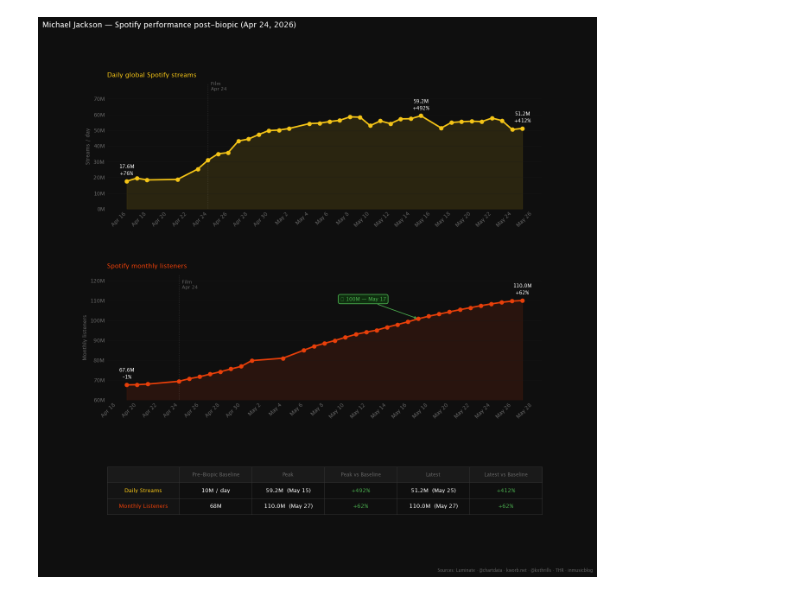
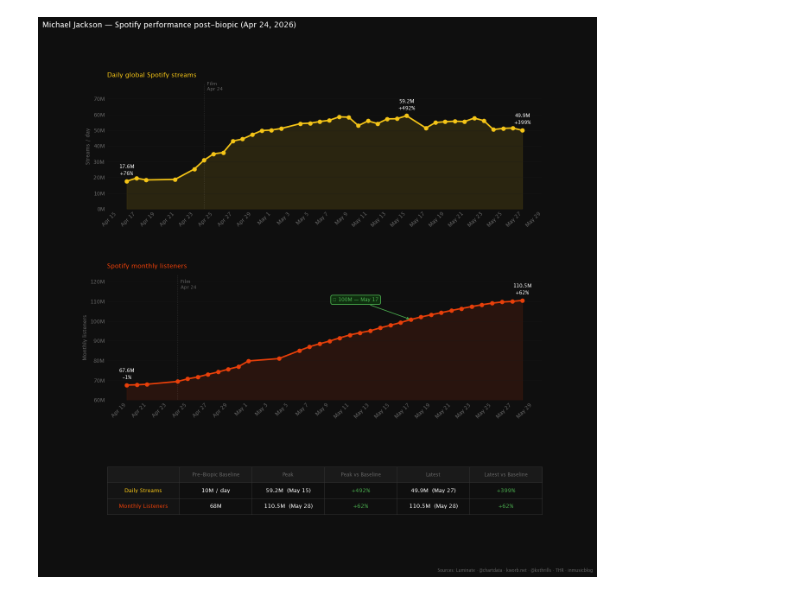
Before and after one commit to john15young/MichaelJacksonSpotifyAnalyticsPost2026MovieRelease, a Jupyter notebook: Streaming Analytics: Michael Jackson 2026 Movie.ipynb, the cells around one changed output. Cells and saved outputs as stored; diff of their text form; code cells hidden in the pictures.

```diff
--- a/Streaming Analytics: Michael Jackson 2026 Movie.ipynb
+++ b/Streaming Analytics: Michael Jackson 2026 Movie.ipynb
@@ -46,8 +46,9 @@ data = [
     ('2026-05-23', 56.1, 107.4),
     ('2026-05-24', 50.4, 108.3),
     ('2026-05-25', 51.2, 109.1,),
-    ('2026-05-26', None, 109.7),
-    ('2026-05-27', None, 110),
+    ('2026-05-26', 51.4, 109.7),
+    ('2026-05-27', 49.9, 110),
+    ('2026-05-28', None, 110.5)
 ]
 # ─────────────────────────────────────────────────────────────────────────────
 
@@ -148,23 +149,23 @@ tbl = ax3.table(
     colLabels=col_labels, cellLoc='center', loc='center',
 )
 tbl.auto_set_font_size(False)
 tbl.set_fontsize(9.5)
 tbl.scale(1, 2.2)
 
 for (row, col), cell in tbl.get_celld().items():
     cell.set_facecolor(BG)
     cell.set_edgecolor('#333333')
     cell.set_linewidth(0.8)
     cell.set_text_props(color=WHITE)
     if row == 0:
         cell.set_facecolor('#1a1a1a')
         cell.set_text_props(color=MUTED, fontsize=8.5, fontweight='bold')
     if col == 0 and row > 0:
         cell.set_facecolor('#141414')
         cell.set_text_props(color=YELLOW if row == 1 else RED, fontweight='bold')
     if col in (3, 5) and row > 0:
         cell.set_text_props(color=GREEN, fontweight='bold')
 
 plt.show()
 # %% [output]
-[figure, old version]
+[figure, new version]
```
